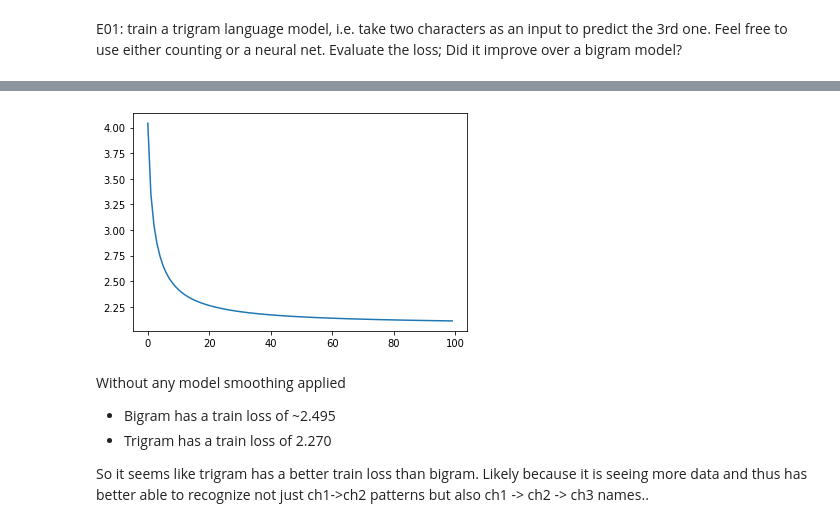
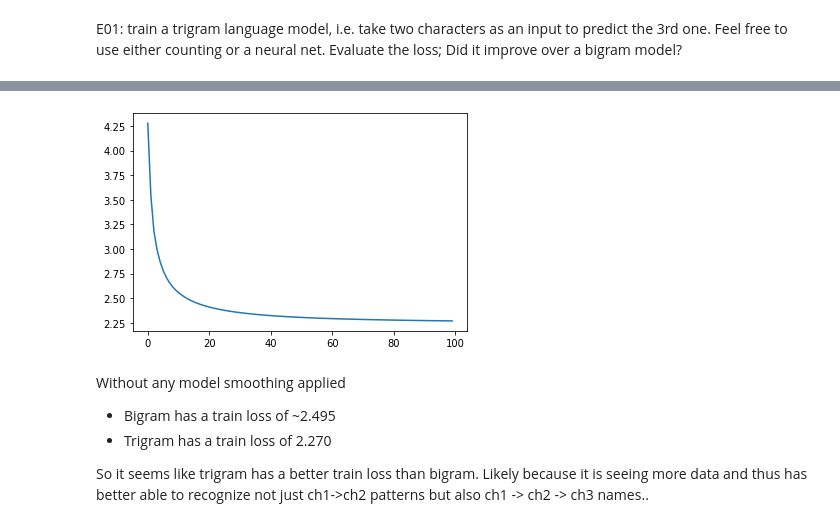
Before and after one commit to osamja/zero-to-hero, a Jupyter notebook: lecture_2/makemore_bigram_lm_scratch.ipynb, the cells around one changed output, grey strips where cells are left out. Saved outputs shown, nothing was run; the diff lists cells and outputs as text; code cells hidden in the pictures.

```diff
--- a/lecture_2/makemore_bigram_lm_scratch.ipynb
+++ b/lecture_2/makemore_bigram_lm_scratch.ipynb
@@ -25,5 +25,8 @@ import torch
 # %% [output]
 Mounted at /content/drive
 # %%
-with open('/content/drive/My Drive/Machine_Learning/makemore/names.txt', 'r') as f:
-    names = f.read().splitlines()
+# with open('/content/drive/My Drive/Machine_Learning/makemore/names.txt', 'r') as f:
+#     names = f.read().splitlines()
+
+!wget https://raw.githubusercontent.com/karpathy/makemore/master/names.txt
+names = open('names.txt', 'r').read().splitlines()
@@ -569,7 +583,6 @@ def train(name_set, num_iters=10):
 
   for iter in range(num_iters):
     # forward pass
-    loss = 0
     logits = x_encoded @ W     # log counts
     logits = logits.exp()     # keep positive
     logits_pr = logits / logits.sum(1, keepdims=True)  # squash Pr [0,1]
@@ -577,7 +590,8 @@ def train(name_set, num_iters=10):
     pr_y = logits_pr[x_indices, ys]
     smoothing_factor = .1                # model smoothing
     regularization = smoothing_factor * (W**2).mean()
-    loss += -torch.log(pr_y).sum() + regularization        # negative loss likelihood
+    loss = -torch.log(pr_y).sum() + regularization        # negative loss likelihood
+    # loss = -torch.log(pr_y).mean() + regularization
     loss /= len(x_encoded)                # normalize loss by char length
     loss_counts.append(loss.item())
 
@@ -592,5 +606,5 @@ def train(name_set, num_iters=10):
 
   return W
 
-trained_w = train(names[:10000], num_iters=100)
+trained_w = train(names, num_iters=100)
 # %% [output]
@@ -599,4 +613,4 @@ Initial loss: 4.041760444641113
-[figure, old version]
+[figure, new version]
 # %% [markdown]
 Without any model smoothing applied
 - Bigram has a train loss of ~2.495
```
Also changed, not shown: parts of 2 cells of this notebook.
